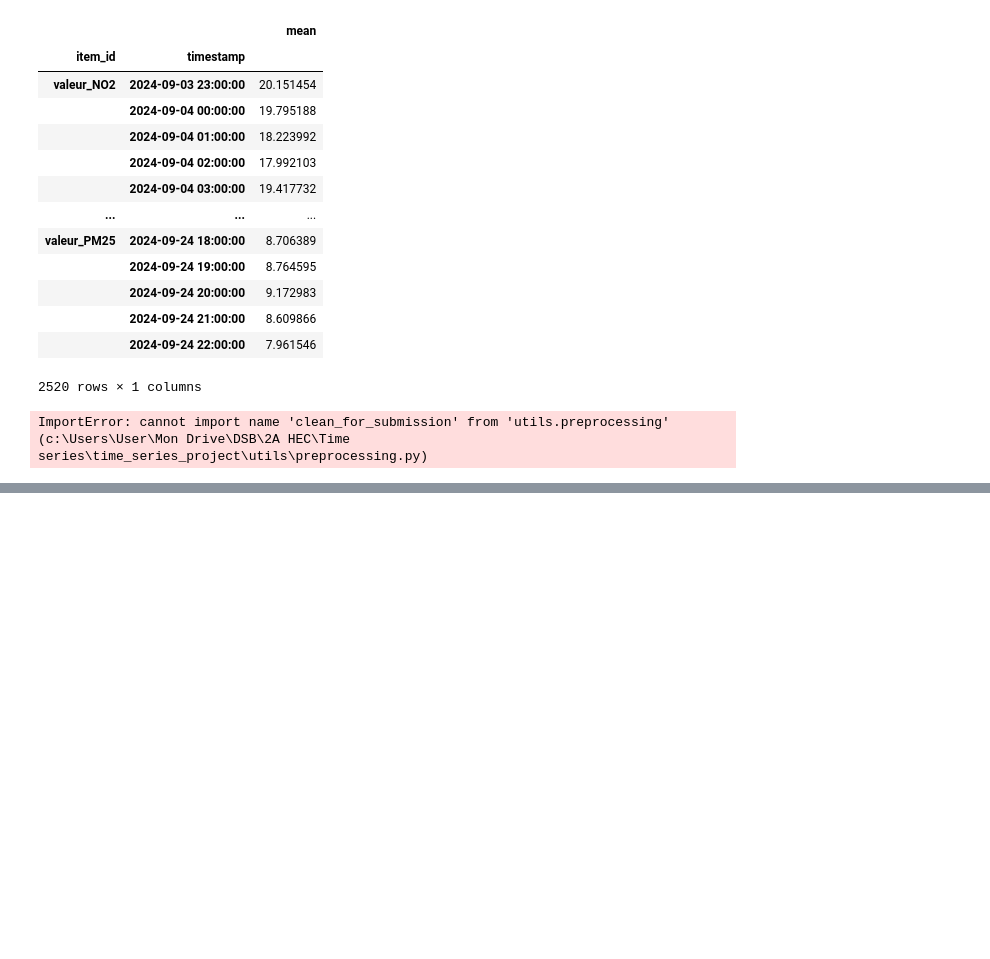
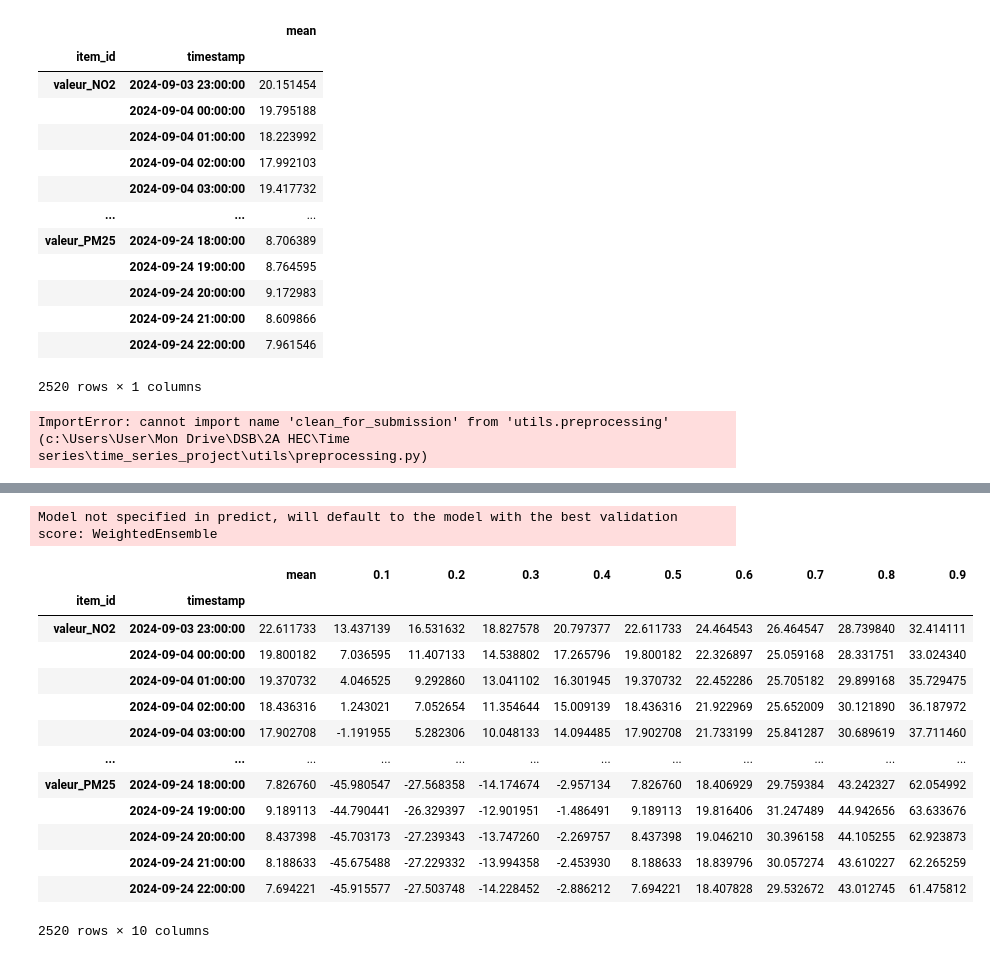
Before and after one commit to matthieudelsart/time_series_project, a Jupyter notebook: ag.ipynb, the cells around one changed output, grey strips where cells are left out. Cells and saved outputs as stored; diff of their text form; code cells hidden in the pictures; blank space fills up the shorter version.

```diff
--- a/ag.ipynb
+++ b/ag.ipynb
@@ -149,8 +167,7 @@ train_data.head()
 # %%
 predictor = TimeSeriesPredictor(
     prediction_length=504,
-    path="autogluon-m4-hourly",
-    target="Value",
+    target="target",
     eval_metric="MAE",
     known_covariates_names=known_covariates
 )
@@ -164,0 +216,25 @@ ValueError: Preset 'good_quality' was not found. Valid presets: ['best_quality',
+# %%
+test_data = pd.read_csv("/content/drive/MyDrive/DSB/2A HEC/Time series/time_series_project/data/test_preprocessed.csv")
+test_data = pd.concat([test_data.assign(Pollutant=i) for i in targets], ignore_index=True)
+test_data = TimeSeriesDataFrame.from_data_frame(
+    test_data,
+    id_column="Pollutant",
+    timestamp_column="id",
+)
+predictor.predict(train_data, known_covariates=test_data)
+# %% [output]
+Model not specified in predict, will default to the model with the best validation score: WeightedEnsemble
+|  |  | mean | 0.1 | 0.2 | 0.3 | 0.4 | 0.5 | 0.6 | 0.7 | 0.8 | 0.9 |
+| item_id | timestamp |  |  |  |  |  |  |  |  |  |  |
+| valeur_NO2 | 2024-09-03 23:00:00 | 22.611733 | 13.437139 | 16.531632 | 18.827578 | 20.797377 | 22.611733 | 24.464543 | 26.464547 | 28.739840 | 32.414111 |
+|  | 2024-09-04 00:00:00 | 19.800182 | 7.036595 | 11.407133 | 14.538802 | 17.265796 | 19.800182 | 22.326897 | 25.059168 | 28.331751 | 33.024340 |
+|  | 2024-09-04 01:00:00 | 19.370732 | 4.046525 | 9.292860 | 13.041102 | 16.301945 | 19.370732 | 22.452286 | 25.705182 | 29.899168 | 35.729475 |
+|  | 2024-09-04 02:00:00 | 18.436316 | 1.243021 | 7.052654 | 11.354644 | 15.009139 | 18.436316 | 21.922969 | 25.652009 | 30.121890 | 36.187972 |
+|  | 2024-09-04 03:00:00 | 17.902708 | -1.191955 | 5.282306 | 10.048133 | 14.094485 | 17.902708 | 21.733199 | 25.841287 | 30.689619 | 37.711460 |
+| ... | ... | ... | ... | ... | ... | ... | ... | ... | ... | ... | ... |
+| valeur_PM25 | 2024-09-24 18:00:00 | 7.826760 | -45.980547 | -27.568358 | -14.174674 | -2.957134 | 7.826760 | 18.406929 | 29.759384 | 43.242327 | 62.054992 |
+|  | 2024-09-24 19:00:00 | 9.189113 | -44.790441 | -26.329397 | -12.901951 | -1.486491 | 9.189113 | 19.816406 | 31.247489 | 44.942656 | 63.633676 |
+|  | 2024-09-24 20:00:00 | 8.437398 | -45.703173 | -27.239343 | -13.747260 | -2.269757 | 8.437398 | 19.046210 | 30.396158 | 44.105255 | 62.923873 |
+|  | 2024-09-24 21:00:00 | 8.188633 | -45.675488 | -27.229332 | -13.994358 | -2.453930 | 8.188633 | 18.839796 | 30.057274 | 43.610227 | 62.265259 |
+|  | 2024-09-24 22:00:00 | 7.694221 | -45.915577 | -27.503748 | -14.228452 | -2.886212 | 7.694221 | 18.407828 | 29.532672 | 43.012745 | 61.475812 |
+2520 rows × 10 columns
```
Also changed, not shown: parts of 12 cells of this notebook, 10 other files.
